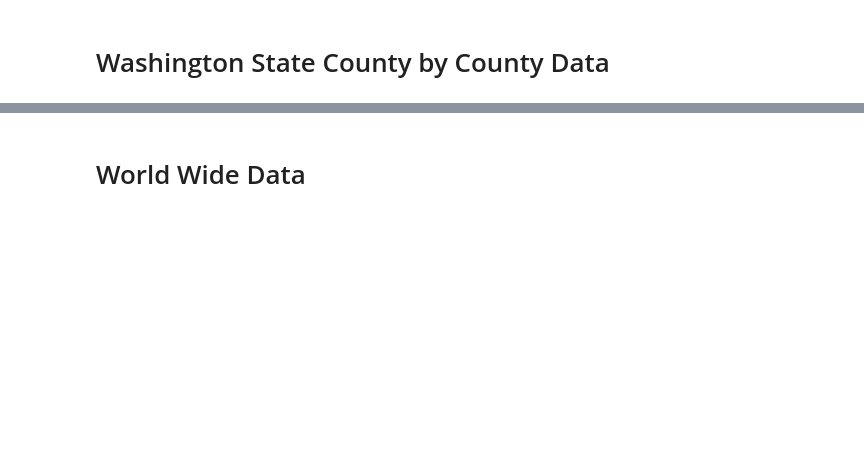
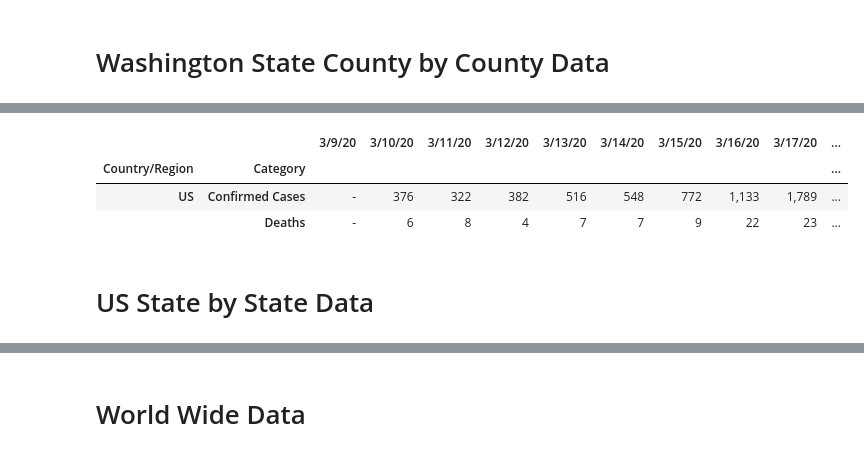
Before and after one commit to arkulkarni/COVID-19-Analysis, a Jupyter notebook: COVID-19-Analysis.ipynb, the cells around one changed output, grey strips where cells are left out. Cells and saved outputs as stored; diff of their text form; code cells hidden in the pictures; blank space fills up the shorter version.

```diff
--- a/COVID-19-Analysis.ipynb
+++ b/COVID-19-Analysis.ipynb
@@ -146,0 +182,19 @@ Daily new cases by county
+# %%
+dfUSConfirmedDailyNew = dfUSConfirmed[dfUSConfirmed.columns[50:]].diff(axis=1)
+dfUSDeathsDailyNew = dfUSDeaths[dfUSDeaths.columns[50:]].diff(axis=1)
+
+
+trace1 = go.Bar(
+    x = dfUSConfirmedDailyNew.columns,
+    y = dfUSConfirmedDailyNew.iloc[0], name = 'New Confirmed Cases')
+
+trace2 = go.Bar(
+    x = dfUSDeathsDailyNew.columns,
+    y = dfUSDeathsDailyNew.iloc[0], name = 'New Deaths')
+
+data = [trace1, trace2]
+layout = dict(title = 'United States - Daily New Cases and Deaths')
+
+py.iplot(dict(data=data, layout=layout))
+pd.concat([dfUSConfirmedDailyNew, dfUSDeathsDailyNew]).style.format(IntegerFormatter)
+# %% [output]
@@ -147,3 +202,9 @@ Daily new cases by county
+|  |  | 3/9/20 | 3/10/20 | 3/11/20 | 3/12/20 | 3/13/20 | 3/14/20 | 3/15/20 | 3/16/20 | 3/17/20 | ... |
+| Country/Region | Category |  |  |  |  |  |  |  |  |  | ... |
+| US | Confirmed Cases | - | 376 | 322 | 382 | 516 | 548 | 772 | 1,133 | 1,789 | ... |
+|  | Deaths | - | 6 | 8 | 4 | 7 | 7 | 9 | 22 | 23 | ... |
+# %% [markdown]
+# US State by State Data
 # %%
 dfUSConfirmedTop = dfConfirmedUSStates.head(10)
 
```
Also changed, not shown: parts of 7 cells of this notebook.
